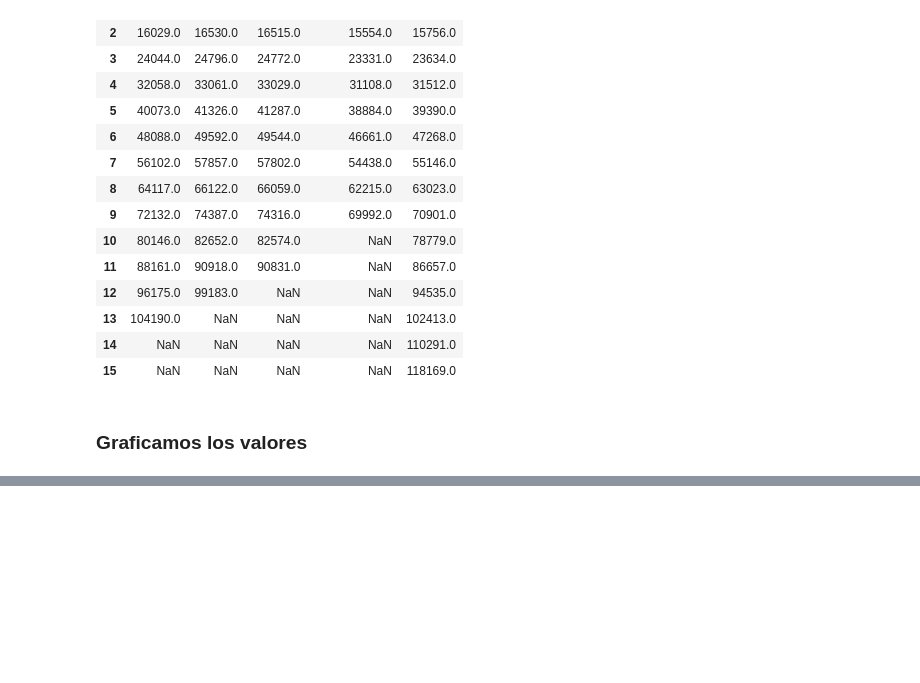
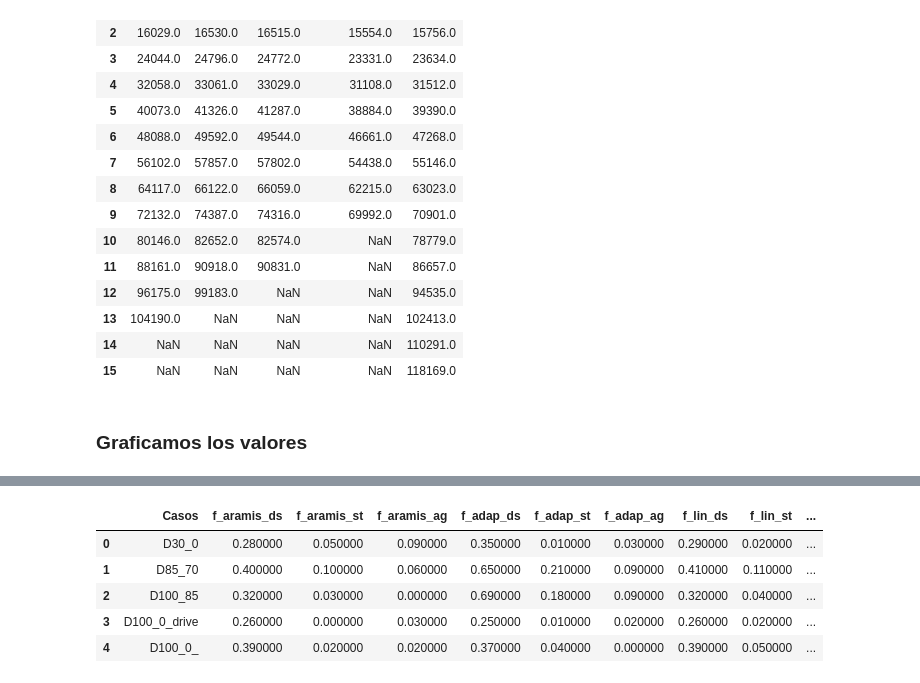
Before and after one commit to AXS-Rose/degradation_model, a Jupyter notebook: soh_methods_aging.ipynb, the cells around one changed output, grey strips where cells are left out. Saved outputs shown, nothing was run; the diff lists cells and outputs as text; code cells hidden in the pictures; blank space fills up the shorter version.

```diff
--- a/soh_methods_aging.ipynb
+++ b/soh_methods_aging.ipynb
@@ -351,0 +418,17 @@ for i, cell in enumerate(selected_columns):
+# %%
+def highlight_min(s):
+    is_min = s == s.min()
+    return ['background-color: red' if v else '' for v in is_min]
+
+# Apply the highlight_min function across the rows (axis=1)
+st_errors_style = errors.style.apply(highlight_min, axis=1, subset=pd.IndexSlice[:, 'f_aramis_ds':'f_lin_ag'])
+
+# Display the styled DataFrame
+st_errors_style
+# %% [output]
+|  | Casos | f_aramis_ds | f_aramis_st | f_aramis_ag | f_adap_ds | f_adap_st | f_adap_ag | f_lin_ds | f_lin_st | ... |
+| 0 | D30_0 | 0.280000 | 0.050000 | 0.090000 | 0.350000 | 0.010000 | 0.030000 | 0.290000 | 0.020000 | ... |
+| 1 | D85_70 | 0.400000 | 0.100000 | 0.060000 | 0.650000 | 0.210000 | 0.090000 | 0.410000 | 0.110000 | ... |
+| 2 | D100_85 | 0.320000 | 0.030000 | 0.000000 | 0.690000 | 0.180000 | 0.090000 | 0.320000 | 0.040000 | ... |
+| 3 | D100_0_drive | 0.260000 | 0.000000 | 0.030000 | 0.250000 | 0.010000 | 0.020000 | 0.260000 | 0.020000 | ... |
+| 4 | D100_0_ | 0.390000 | 0.020000 | 0.020000 | 0.370000 | 0.040000 | 0.000000 | 0.390000 | 0.050000 | ... |
```
Also changed, not shown: parts of 11 cells of this notebook, 1 other file.
